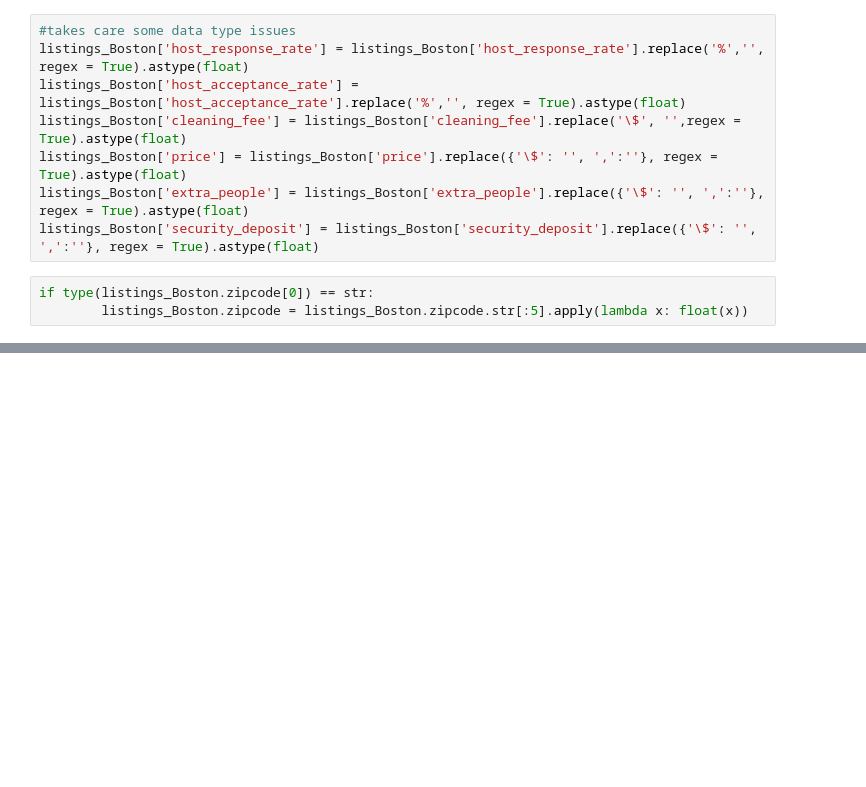
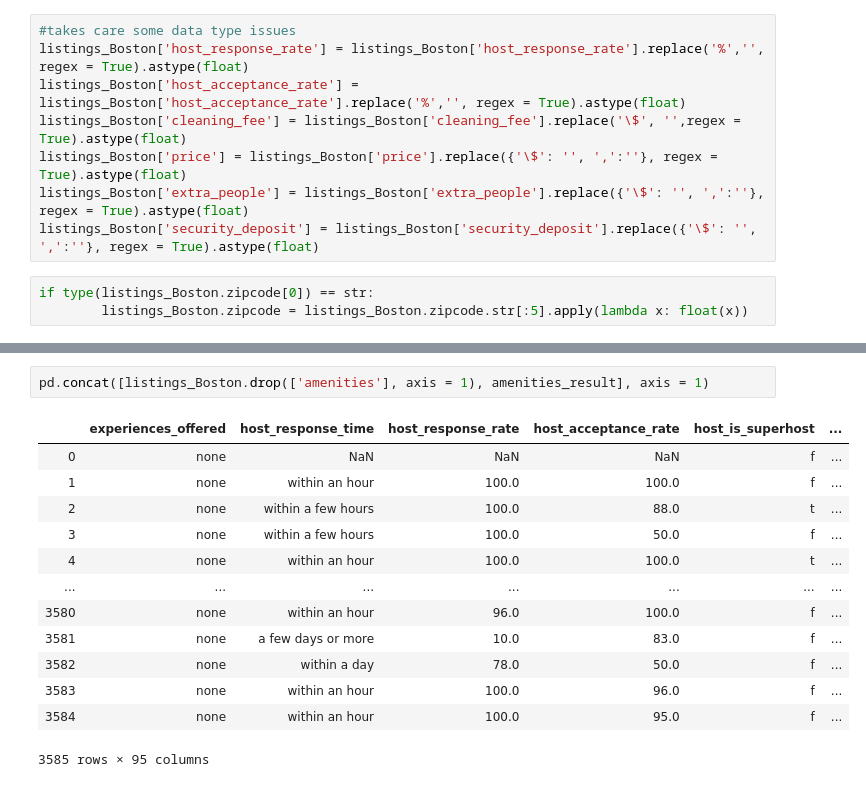
Before and after one commit to zhekai/Data-Science-Airbnb-Project, a Jupyter notebook: Airbnb_project.ipynb, the cells around one changed output, grey strips where cells are left out. Cells and saved outputs as stored; diff of their text form; blank space fills up the shorter version.

```diff
--- a/Airbnb_project.ipynb
+++ b/Airbnb_project.ipynb
@@ -97,0 +93,16 @@ df2.drop(['amenities'], axis = 1, inplace = True)
+# %%
+pd.concat([listings_Boston.drop(['amenities'], axis = 1), amenities_result], axis = 1)
+# %% [output]
+|  | experiences_offered | host_response_time | host_response_rate | host_acceptance_rate | host_is_superhost | ... |
+| 0 | none | NaN | NaN | NaN | f | ... |
+| 1 | none | within an hour | 100.0 | 100.0 | f | ... |
+| 2 | none | within a few hours | 100.0 | 88.0 | t | ... |
+| 3 | none | within a few hours | 100.0 | 50.0 | f | ... |
+| 4 | none | within an hour | 100.0 | 100.0 | t | ... |
+| ... | ... | ... | ... | ... | ... | ... |
+| 3580 | none | within an hour | 96.0 | 100.0 | f | ... |
+| 3581 | none | a few days or more | 10.0 | 83.0 | f | ... |
+| 3582 | none | within a day | 78.0 | 50.0 | f | ... |
+| 3583 | none | within an hour | 100.0 | 96.0 | f | ... |
+| 3584 | none | within an hour | 100.0 | 95.0 | f | ... |
+3585 rows × 95 columns
```
Also changed, not shown: parts of 6 cells of this notebook.
